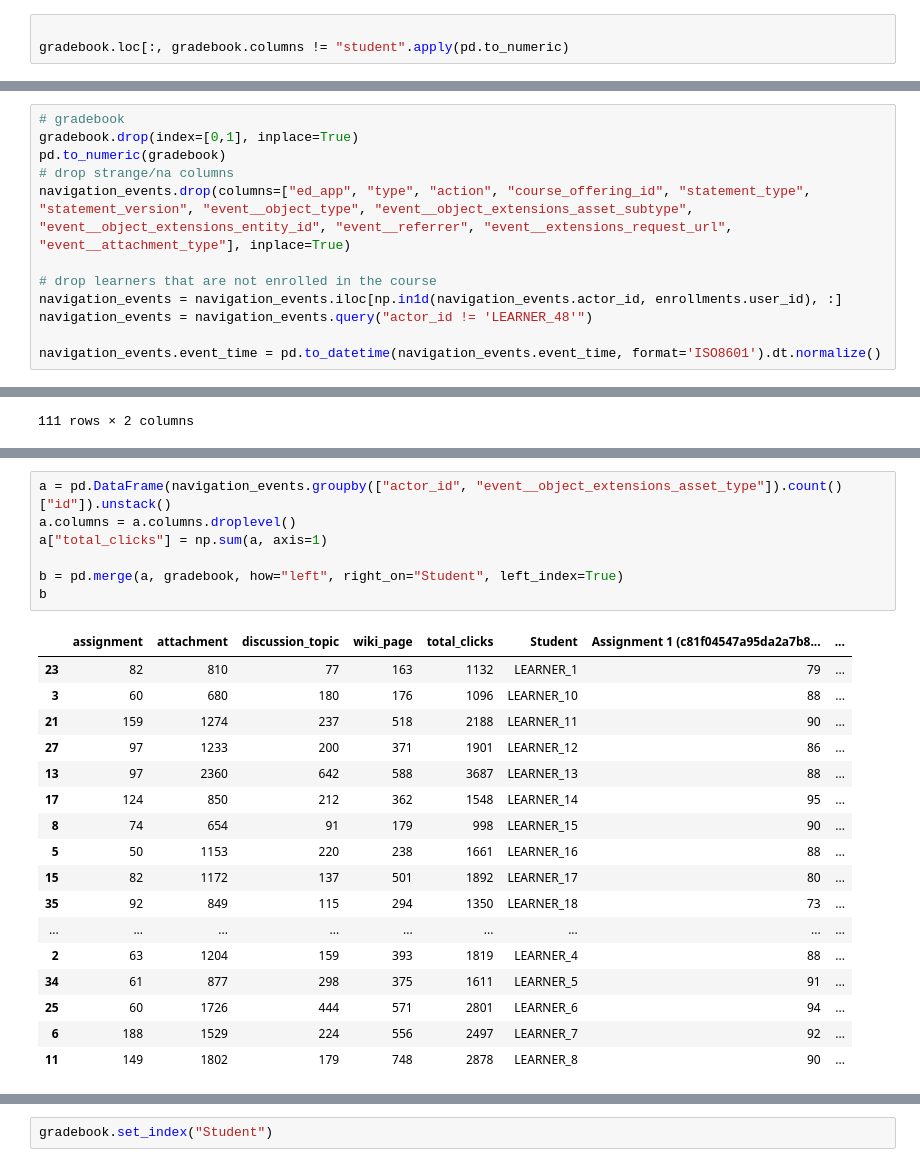
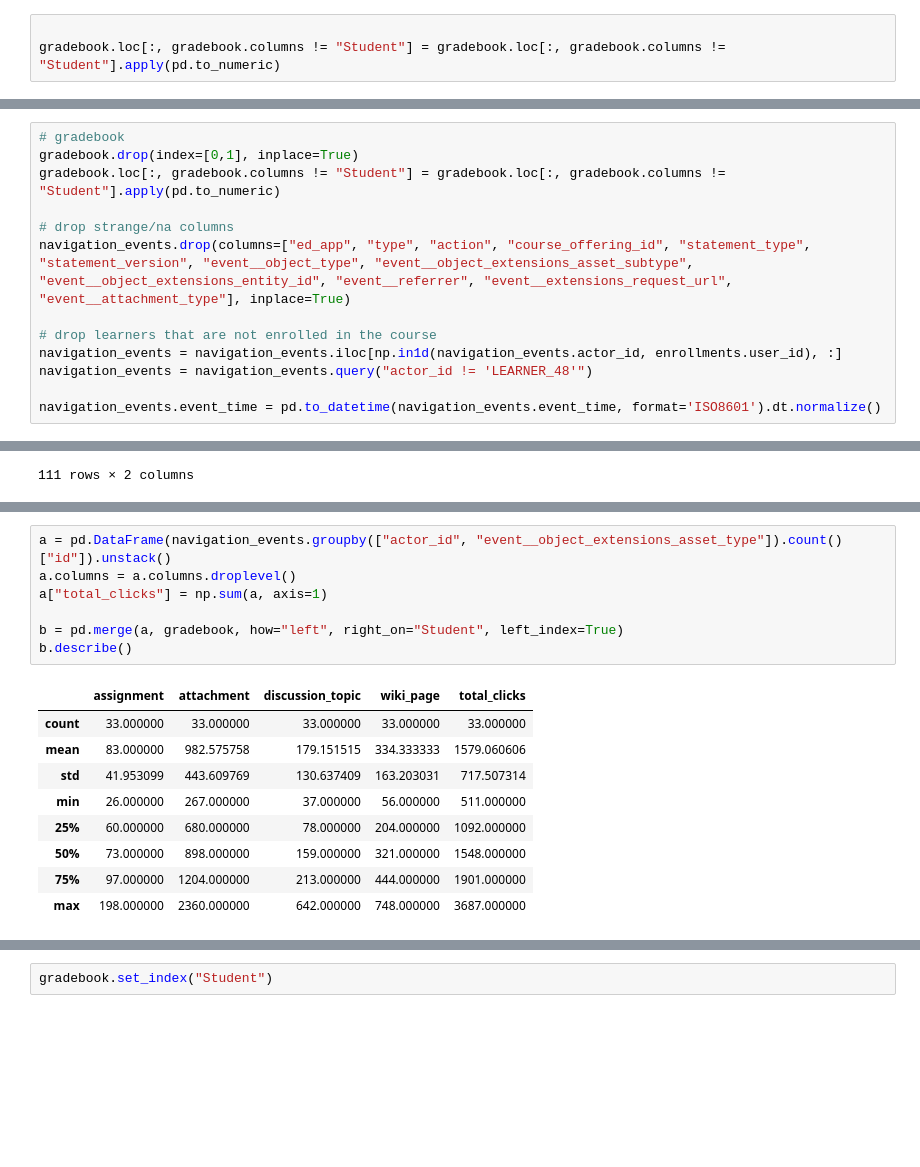
Before and after one commit to UBC-LA-Hackathon/hack-la-2023, a Jupyter notebook: srfrew_eda.ipynb, the cells around one changed output, grey strips where cells are left out. Drawn from its saved outputs; the diff is of its cells as text; blank space fills up the shorter version.

```diff
--- a/srfrew_eda.ipynb
+++ b/srfrew_eda.ipynb
@@ -42,4 +22,4 @@ gradebook
 # %%
 
-gradebook.loc[:, gradebook.columns != "student".apply(pd.to_numeric)
+gradebook.loc[:, gradebook.columns != "Student"] = gradebook.loc[:, gradebook.columns != "Student"].apply(pd.to_numeric)
 # %% [output]
@@ -47,7 +27,8 @@ ValueError: Unable to parse string "LEARNER_4" at position 0
 # %%
 # gradebook
 gradebook.drop(index=[0,1], inplace=True)
-pd.to_numeric(gradebook)
+gradebook.loc[:, gradebook.columns != "Student"] = gradebook.loc[:, gradebook.columns != "Student"].apply(pd.to_numeric)
+
 # drop strange/na columns
 navigation_events.drop(columns=["ed_app", "type", "action", "course_offering_id", "statement_type", "statement_version", "event__object_type", "event__object_extensions_asset_subtype", "event__object_extensions_entity_id", "event__referrer", "event__extensions_request_url", "event__attachment_type"], inplace=True)
 
@@ -108,25 +89,17 @@ alt.Chart(navigation_events).mark_bar().encode(
 # %%
 a = pd.DataFrame(navigation_events.groupby(["actor_id", "event__object_extensions_asset_type"]).count()["id"]).unstack()
 a.columns = a.columns.droplevel()
 a["total_clicks"] = np.sum(a, axis=1)
 
 b = pd.merge(a, gradebook, how="left", right_on="Student", left_index=True)
-b
+b.describe()
 # %% [output]
-|  | assignment | attachment | discussion_topic | wiki_page | total_clicks | Student | Assignment 1 (c81f04547a95da2a7b8... | ... |
-| 23 | 82 | 810 | 77 | 163 | 1132 | LEARNER_1 | 79 | ... |
-| 3 | 60 | 680 | 180 | 176 | 1096 | LEARNER_10 | 88 | ... |
-| 21 | 159 | 1274 | 237 | 518 | 2188 | LEARNER_11 | 90 | ... |
-| 27 | 97 | 1233 | 200 | 371 | 1901 | LEARNER_12 | 86 | ... |
-| 13 | 97 | 2360 | 642 | 588 | 3687 | LEARNER_13 | 88 | ... |
-| 17 | 124 | 850 | 212 | 362 | 1548 | LEARNER_14 | 95 | ... |
-| 8 | 74 | 654 | 91 | 179 | 998 | LEARNER_15 | 90 | ... |
-| 5 | 50 | 1153 | 220 | 238 | 1661 | LEARNER_16 | 88 | ... |
-| 15 | 82 | 1172 | 137 | 501 | 1892 | LEARNER_17 | 80 | ... |
-| 35 | 92 | 849 | 115 | 294 | 1350 | LEARNER_18 | 73 | ... |
-| ... | ... | ... | ... | ... | ... | ... | ... | ... |
-| 2 | 63 | 1204 | 159 | 393 | 1819 | LEARNER_4 | 88 | ... |
-| 34 | 61 | 877 | 298 | 375 | 1611 | LEARNER_5 | 91 | ... |
-| 25 | 60 | 1726 | 444 | 571 | 2801 | LEARNER_6 | 94 | ... |
-| 6 | 188 | 1529 | 224 | 556 | 2497 | LEARNER_7 | 92 | ... |
-| 11 | 149 | 1802 | 179 | 748 | 2878 | LEARNER_8 | 90 | ... |
+|  | assignment | attachment | discussion_topic | wiki_page | total_clicks |
+| count | 33.000000 | 33.000000 | 33.000000 | 33.000000 | 33.000000 |
+| mean | 83.000000 | 982.575758 | 179.151515 | 334.333333 | 1579.060606 |
+| std | 41.953099 | 443.609769 | 130.637409 | 163.203031 | 717.507314 |
+| min | 26.000000 | 267.000000 | 37.000000 | 56.000000 | 511.000000 |
+| 25% | 60.000000 | 680.000000 | 78.000000 | 204.000000 | 1092.000000 |
+| 50% | 73.000000 | 898.000000 | 159.000000 | 321.000000 | 1548.000000 |
+| 75% | 97.000000 | 1204.000000 | 213.000000 | 444.000000 | 1901.000000 |
+| max | 198.000000 | 2360.000000 | 642.000000 | 748.000000 | 3687.000000 |
```
Also changed, not shown: parts of 7 cells of this notebook.
